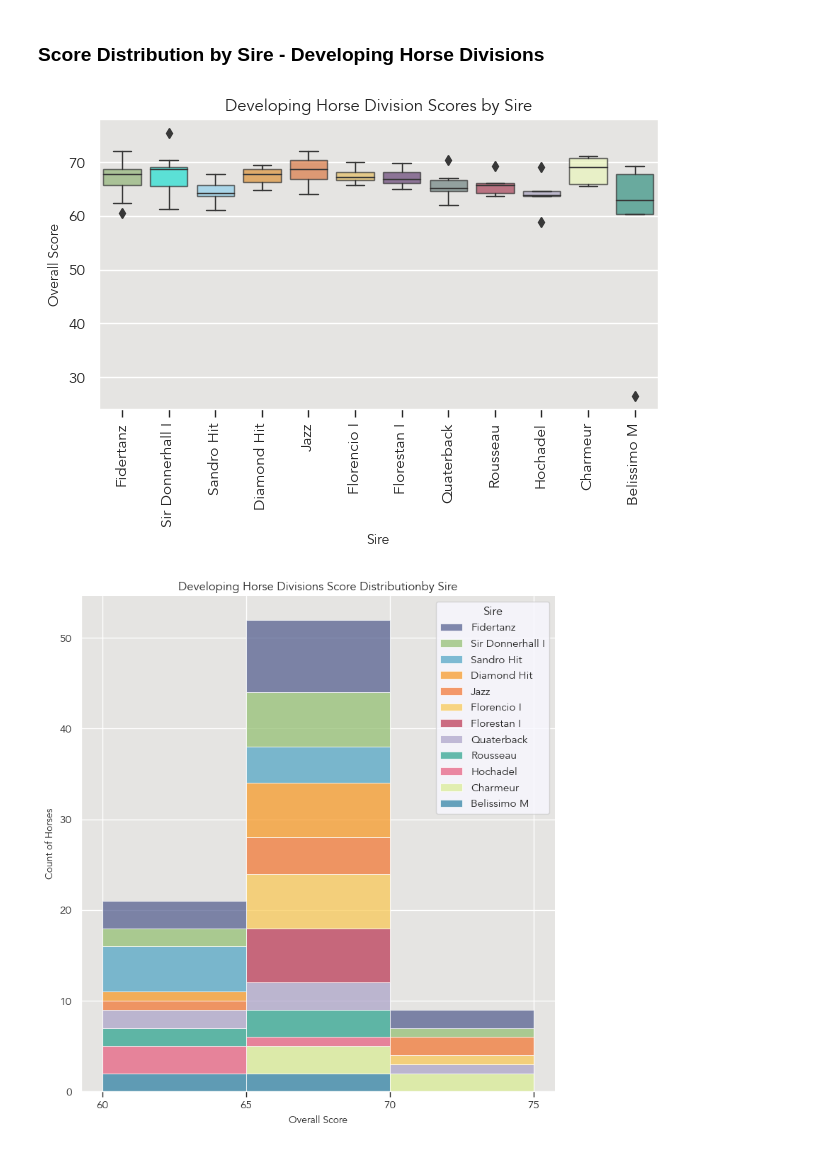
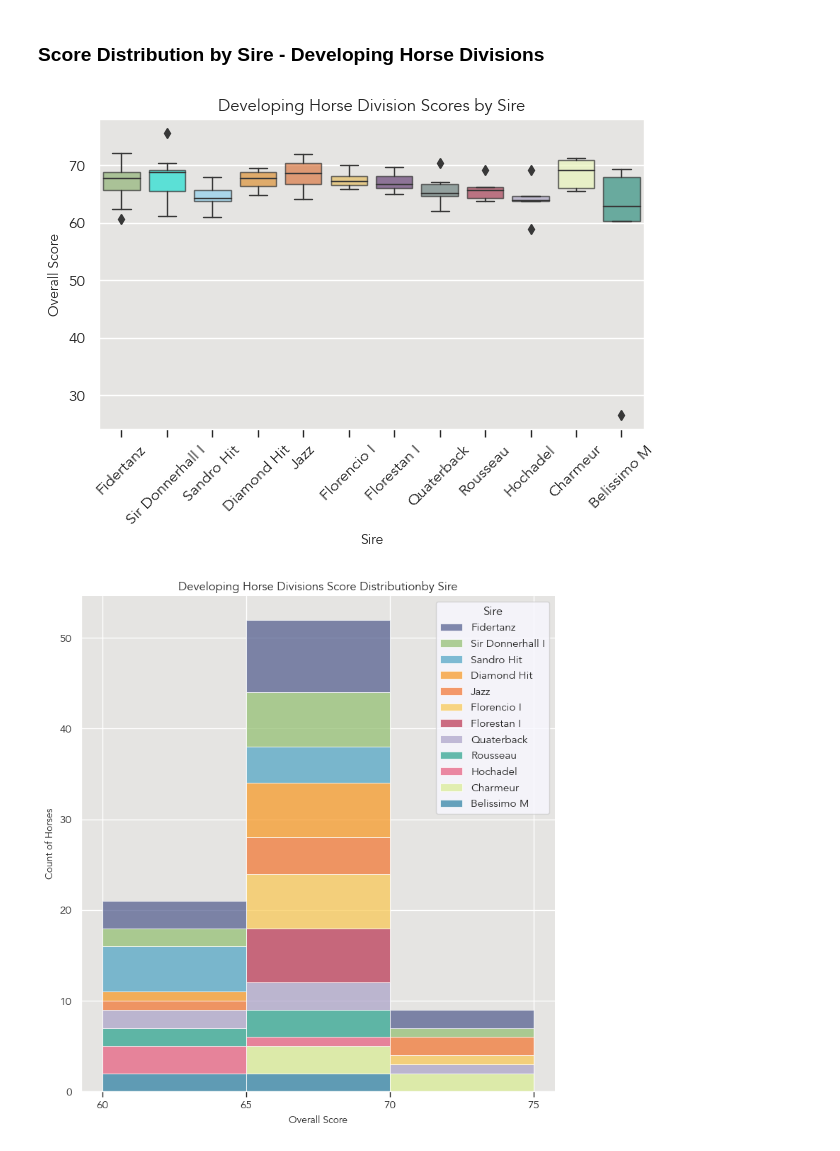
Before and after one commit to siobyrne/young-dressage-horse-program-analysis, a Jupyter notebook: younghorse.ipynb, the cells around one changed output. Saved outputs shown, nothing was run; the diff lists cells and outputs as text; code cells hidden in the pictures.

```diff
--- a/younghorse.ipynb
+++ b/younghorse.ipynb
@@ -1117,35 +1115,35 @@ dh_sire_scores= pd.merge(dh_sire_score_counts, dh_sire_scores)
 # get the sires with 8 or more scores
 dh_sire_scores = dh_sire_scores.loc[(dh_sire_scores['Score Count'] >= 5)]
 
 # calculate IQR for column OverallScore
 Q1 = dh_sire_scores['OverallScore'].quantile(0.25)
 Q3 = dh_sire_scores['OverallScore'].quantile(0.75)
 IQR = Q3 - Q1
 
 # create boxplot to visualize outliers
 sns.boxplot(data=dh_sire_scores, x='Sire', y='OverallScore', palette=color_palette, boxprops=dict(alpha=0.7))
 
 # set title and ylabel
 plt.title('Developing Horse Division Scores by Sire')
 plt.ylabel('Overall Score')
 
 # set xticks
-plt.xticks(rotation=90)
+plt.xticks(rotation=45)
 
 # save and show figure
 plt.tight_layout()
 plt.savefig('images/dh-score-by-sire-boxplot.png')
 plt.show()
 
 # identify outliers
 threshold = 1.5
 outliers = dh_sire_scores[(dh_sire_scores['OverallScore'] < Q1 - threshold * IQR) | (dh_sire_scores['OverallScore'] > Q3 + threshold * IQR)]
 #print(outliers.to_markdown())
 
 # drop the outliers that are the result of horses participating in only one half of the competition, resulting in an artificially low score
 dh_sire_scores = dh_sire_scores.drop(dh_sire_scores[dh_sire_scores['OverallScore'] <= 30].index)
 # %% [output]
-[figure, old version]
+[figure, new version]
 # %%
 # create histogram of scores by sire for Developing Horse divisions
 
```
Also changed, not shown: parts of 10 cells of this notebook, 12 other files.
